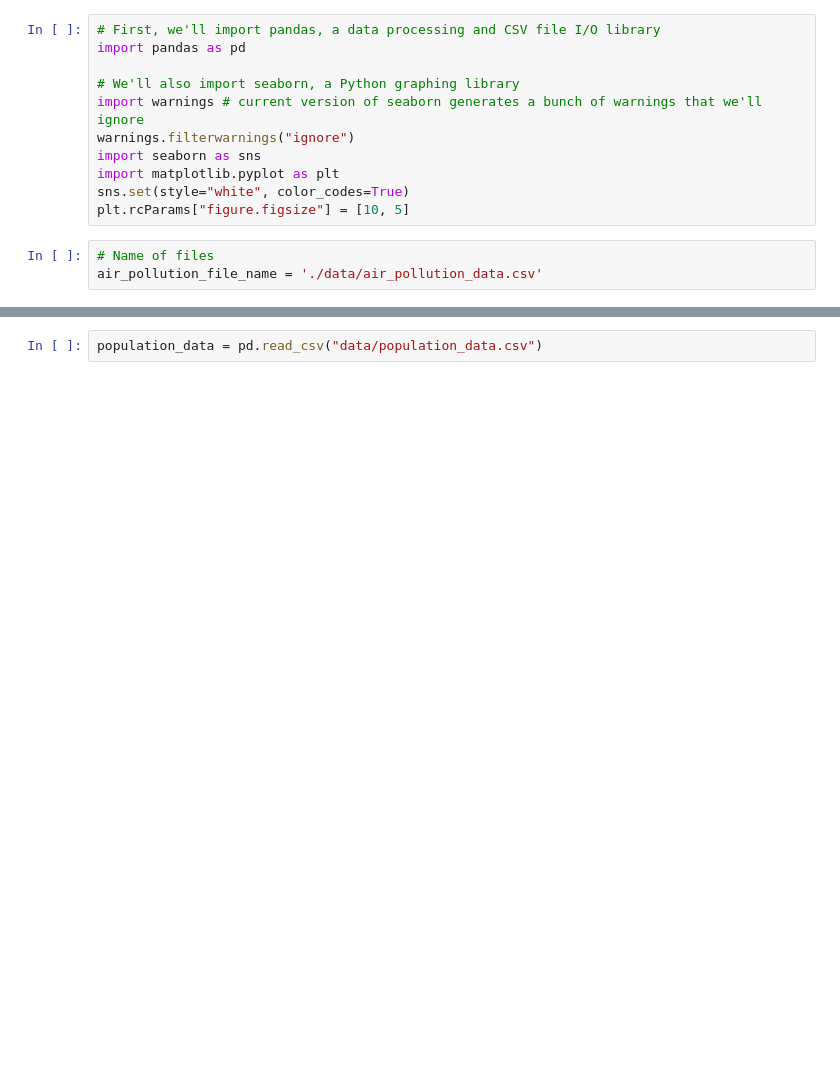
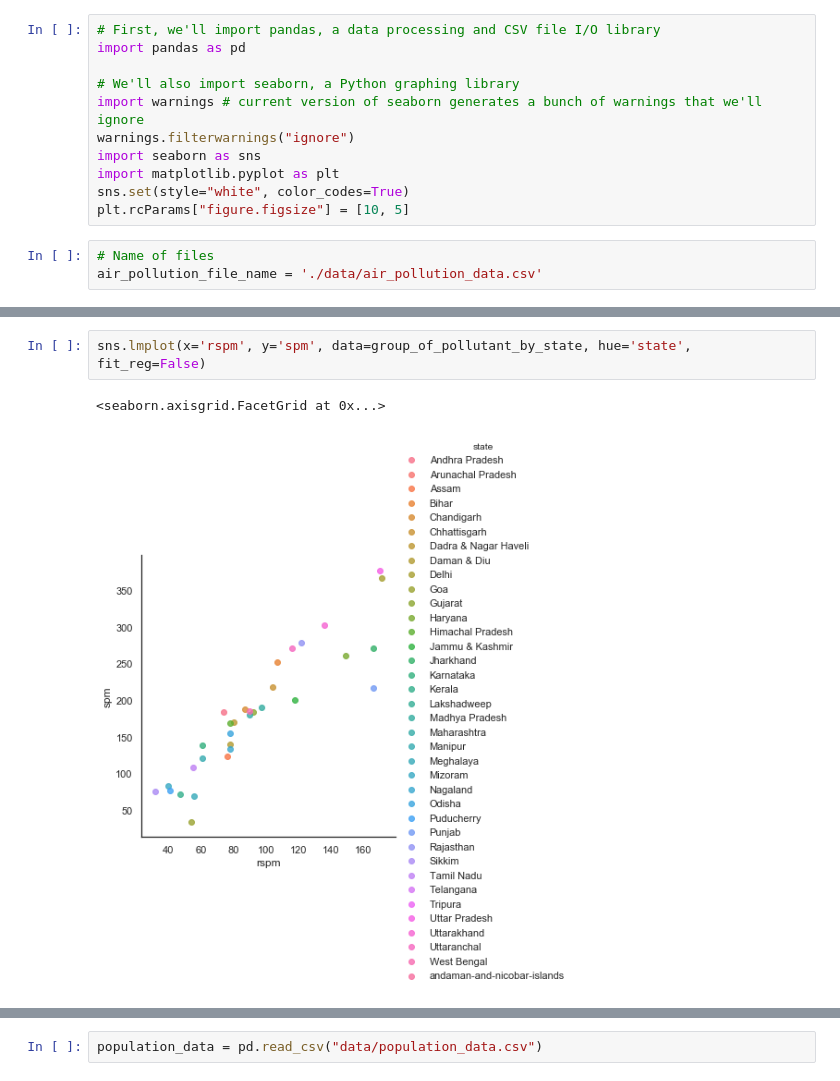
Before and after one commit to Rohan0401/AI4ClimateChange, a Jupyter notebook: India_Air_Pollution_Analysis.ipynb, the cells around one changed output, grey strips where cells are left out. Drawn from its saved outputs; the diff is of its cells as text; blank space fills up the shorter version.

```diff
--- a/India_Air_Pollution_Analysis.ipynb
+++ b/India_Air_Pollution_Analysis.ipynb
@@ -56,0 +93,5 @@ air_pollition_data.groupby(['location', 'state']).mean().sort_values(pollutant_v
+# %%
+sns.lmplot(x='rspm', y='spm', data=group_of_pollutant_by_state, hue='state', fit_reg=False)
+# %% [output]
+<seaborn.axisgrid.FacetGrid at 0x...>
+[figure, added]
```
Also changed, not shown: parts of 67 cells of this notebook, 1 other file.
